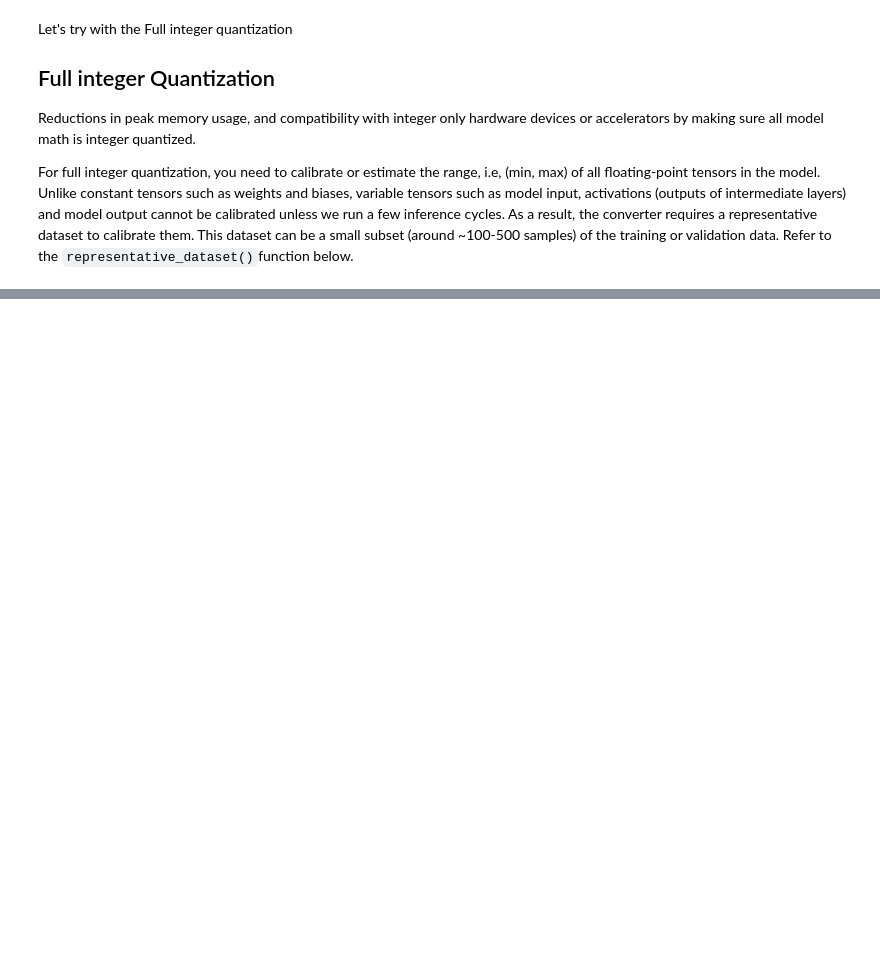
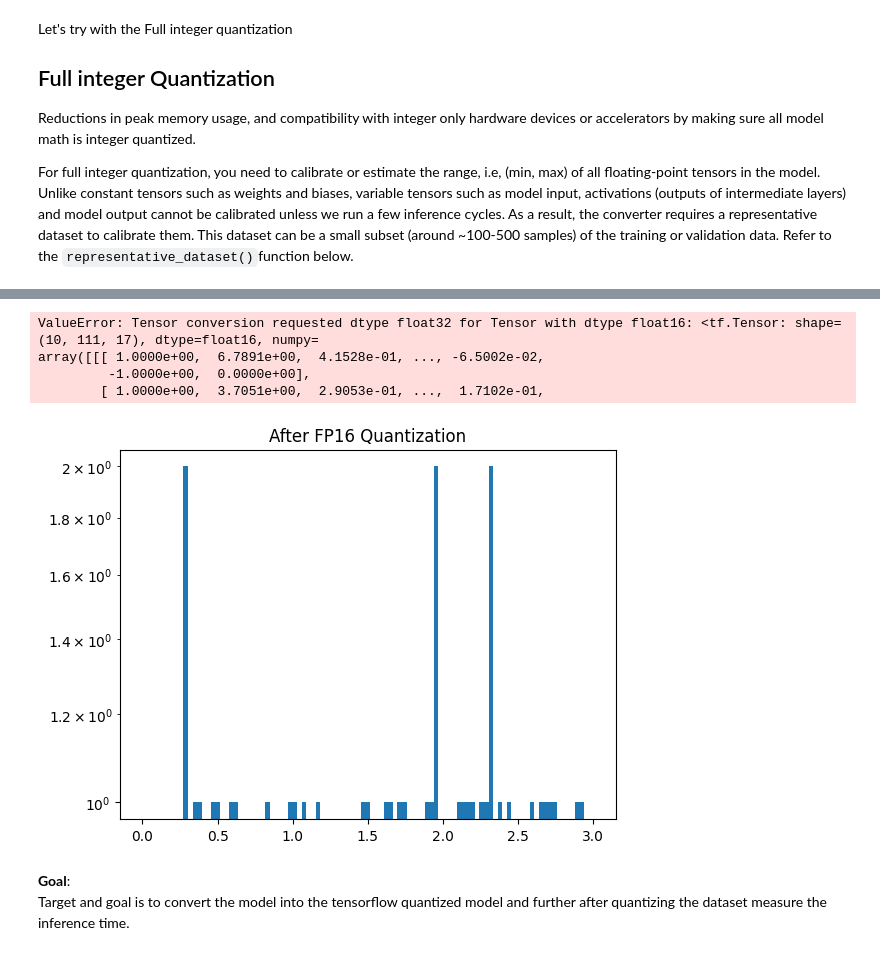
Before and after one commit to raj2022/quantization_prunings, a Jupyter notebook: Post-Training_Quantization/Work_dataset/Model_Evaluation.ipynb, the cells around one changed output, grey strips where cells are left out. Saved outputs shown, nothing was run; the diff lists cells and outputs as text; code cells hidden in the pictures; blank space fills up the shorter version.

Commit message:
modified quantization

```diff
--- a/Post-Training_Quantization/Work_dataset/Model_Evaluation.ipynb
+++ b/Post-Training_Quantization/Work_dataset/Model_Evaluation.ipynb
@@ -272,0 +328,39 @@ for data_batch in tfds.as_numpy(dss):
+# %%
+# Quantize the model prediction
+Xs_tf = [tf.convert_to_tensor(X_q, dtype=tf.float32) for X_q in quantized_Xs]
+# %% [output]
+ValueError: Tensor conversion requested dtype float32 for Tensor with dtype float16: <tf.Tensor: shape=(10, 111, 17), dtype=float16, numpy=
+array([[[ 1.0000e+00,  6.7891e+00,  4.1528e-01, ..., -6.5002e-02,
+         -1.0000e+00,  0.0000e+00],
+        [ 1.0000e+00,  3.7051e+00,  2.9053e-01, ...,  1.7102e-01,
+# %%
+quantized_Xs = [tf.constant(x, dtype=tf.float16) for x in Xs]
+
+ys_quantized = [np.round(y * 127).astype(np.int8) for y in ys]
+# %%
+true_pts = []
+pred_pts = []
+
+for ibatch in range(len(Xs)):
+    ret = model(Xs_tf[ibatch])
+
+    mask_true_particles = ys_quantized[ibatch][..., 0]!=0
+
+    true_pt = ys[ibatch][mask_true_particles, 2]
+    pred_pt = ret["pt"][mask_true_particles][..., 0].numpy()
+
+    true_pts.append(true_pt)
+    pred_pts.append(pred_pt)
+# %%
+true_pt = np.concatenate(true_pts)
+pred_pt = np.concatenate(pred_pts)
+# %%
+plt.hist(pred_pt/true_pt, bins=np.linspace(0,3,100));
+plt.title("After FP16 Quantization")
+plt.yscale("log")
+# plt.savefig('Output_after_INT8_quantization.png')
+# %% [output]
+[figure, added]
+# %% [markdown]
+**Goal**: \
+Target and goal is to convert the model  into the tensorflow quantized model and further after quantizing the dataset measure the inference time.
```
Also changed, not shown: parts of 14 cells of this notebook, 3 other files.
